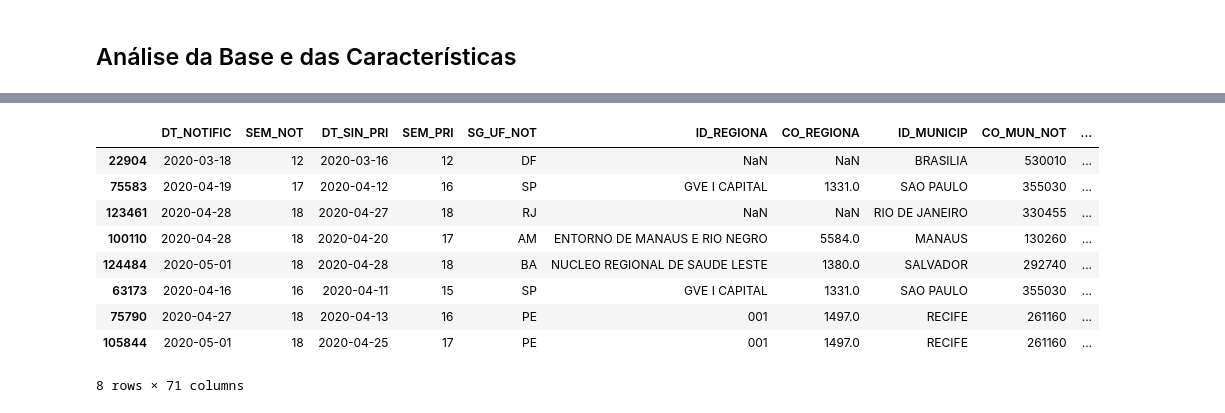
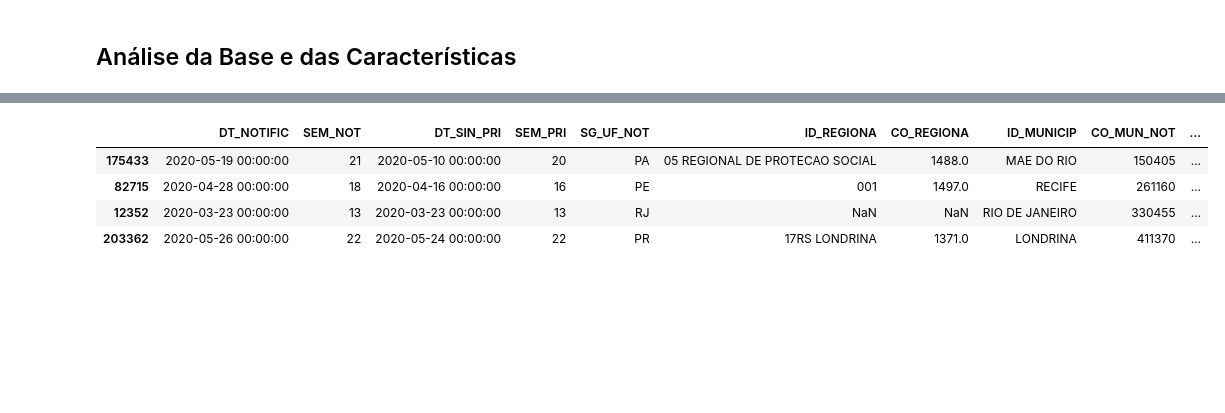
Before and after one commit to fabinhojorge/covid_analysis, a Jupyter notebook: covid_analysis.ipynb, the cells around one changed output, grey strips where cells are left out. Cells and saved outputs as stored; diff of their text form; code cells hidden in the pictures; blank space fills up the shorter version.

```diff
--- a/covid_analysis.ipynb
+++ b/covid_analysis.ipynb
@@ -38,5 +40,6 @@ import numpy as np
 import matplotlib.pyplot as plt
 import seaborn as sns
 # %%
-pd.options.display.max_columns = 20
+pd.options.display.max_columns = None
+sns.set(style="whitegrid")
 # %%
@@ -65,13 +90,8 @@ memory usage: 85.2+ MB
 # %%
-df_clean.sample(8)
+df_clean.sample(4)
 # %% [output]
 |  | DT_NOTIFIC | SEM_NOT | DT_SIN_PRI | SEM_PRI | SG_UF_NOT | ID_REGIONA | CO_REGIONA | ID_MUNICIP | CO_MUN_NOT | ... |
-| 22904 | 2020-03-18 | 12 | 2020-03-16 | 12 | DF | NaN | NaN | BRASILIA | 530010 | ... |
-| 75583 | 2020-04-19 | 17 | 2020-04-12 | 16 | SP | GVE I CAPITAL | 1331.0 | SAO PAULO | 355030 | ... |
-| 123461 | 2020-04-28 | 18 | 2020-04-27 | 18 | RJ | NaN | NaN | RIO DE JANEIRO | 330455 | ... |
-| 100110 | 2020-04-28 | 18 | 2020-04-20 | 17 | AM | ENTORNO DE MANAUS E RIO NEGRO | 5584.0 | MANAUS | 130260 | ... |
-| 124484 | 2020-05-01 | 18 | 2020-04-28 | 18 | BA | NUCLEO REGIONAL DE SAUDE LESTE | 1380.0 | SALVADOR | 292740 | ... |
-| 63173 | 2020-04-16 | 16 | 2020-04-11 | 15 | SP | GVE I CAPITAL | 1331.0 | SAO PAULO | 355030 | ... |
-| 75790 | 2020-04-27 | 18 | 2020-04-13 | 16 | PE | 001 | 1497.0 | RECIFE | 261160 | ... |
-| 105844 | 2020-05-01 | 18 | 2020-04-25 | 17 | PE | 001 | 1497.0 | RECIFE | 261160 | ... |
+| 175433 | 2020-05-19 00:00:00 | 21 | 2020-05-10 00:00:00 | 20 | PA | 05 REGIONAL DE PROTECAO SOCIAL | 1488.0 | MAE DO RIO | 150405 | ... |
+| 82715 | 2020-04-28 00:00:00 | 18 | 2020-04-16 00:00:00 | 16 | PE | 001 | 1497.0 | RECIFE | 261160 | ... |
+| 12352 | 2020-03-23 00:00:00 | 13 | 2020-03-23 00:00:00 | 13 | RJ | NaN | NaN | RIO DE JANEIRO | 330455 | ... |
+| 203362 | 2020-05-26 00:00:00 | 22 | 2020-05-24 00:00:00 | 22 | PR | 17RS LONDRINA | 1371.0 | LONDRINA | 411370 | ... |
-8 rows × 71 columns
```
Also changed, not shown: parts of 23 cells of this notebook, 11 other files.
